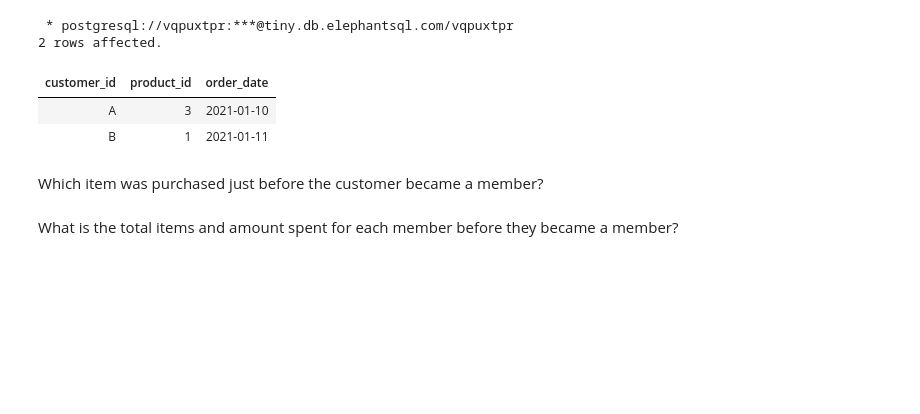
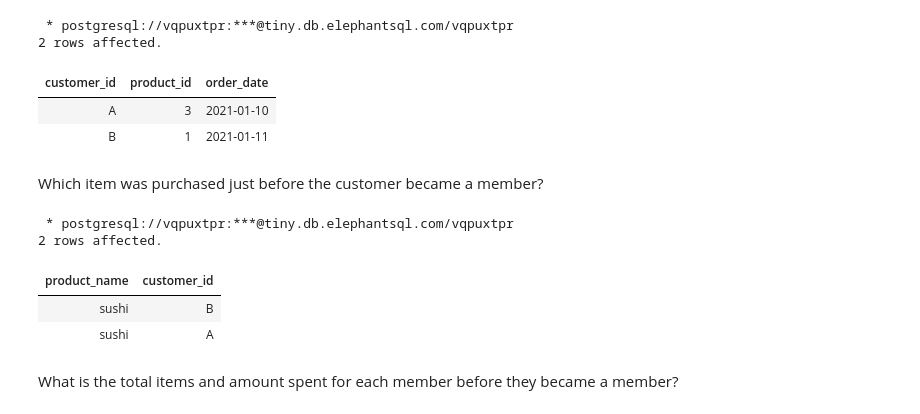
Before and after one commit to ishank296/8weekssqlchallenge, a Jupyter notebook: case_study_01.ipynb, the cells around one changed output. Drawn from its saved outputs; the diff is of its cells as text; code cells hidden in the pictures; blank space fills up the shorter version.

```diff
--- a/case_study_01.ipynb
+++ b/case_study_01.ipynb
@@ -241,5 +241,29 @@ orders_post_membership where rnk=1
 | B | 1 | 2021-01-11 |
 # %% [markdown]
 Which item was purchased just before the customer became a member?
+# %%
+%%sql
+with sales_temp as
+(
+    select s.customer_id,
+           s.product_id,
+           s.order_date,
+           row_number() over (partition by s.customer_id
+                              order by order_date desc
+                              ) as rnk
+    from sales s
+    inner join members m on
+    s.customer_id = m.customer_id and
+    s.order_date < m.join_date
+)
+select m.product_name,s.customer_id from sales_temp s
+inner join menu m on m.product_id=s.product_id
+where rnk=1
+# %% [output]
+ * postgresql://vqpuxtpr:***@tiny.db.elephantsql.com/vqpuxtpr
+2 rows affected.
+| product_name | customer_id |
+| sushi | B |
+| sushi | A |
 # %% [markdown]
 What is the total items and amount spent for each member before they became a member?
```
Also changed, not shown: parts of 2 cells of this notebook.
